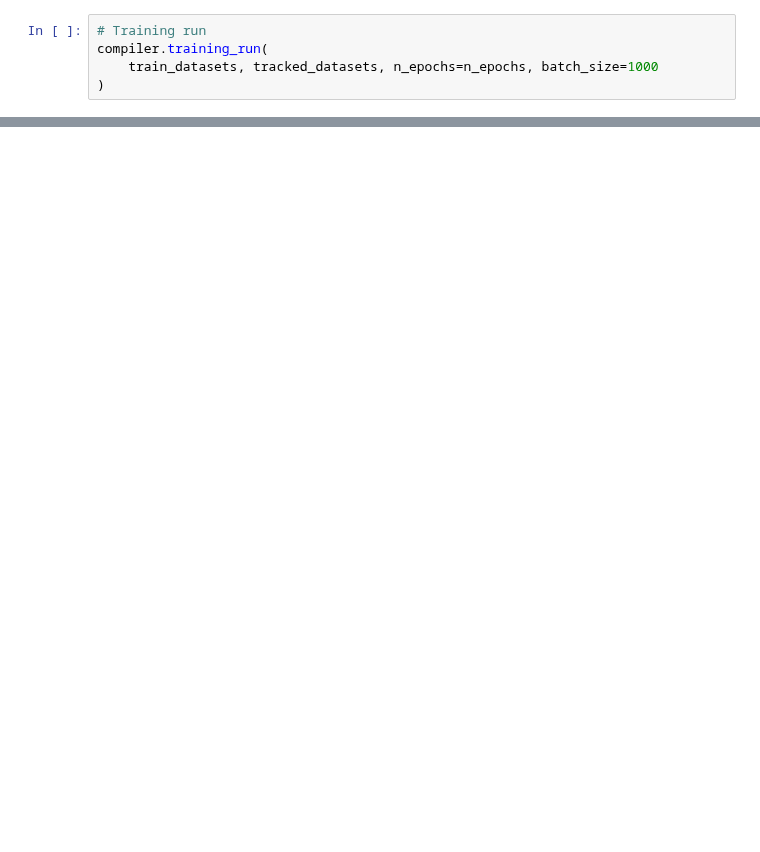
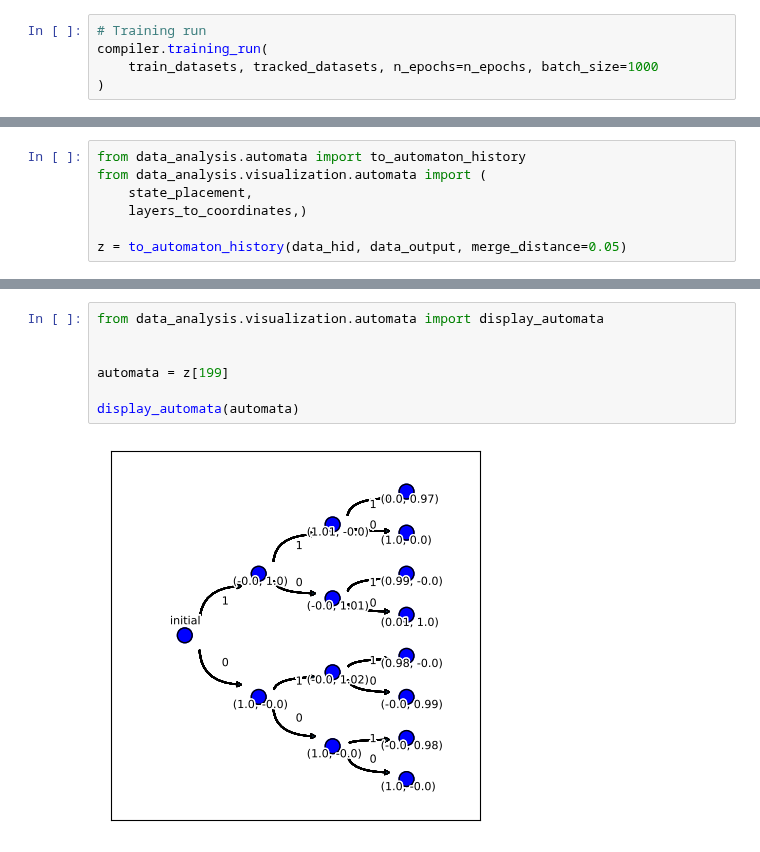
Before and after one commit to loekvanrossem/rnn_structure, a Jupyter notebook: main.ipynb, the cells around one changed output, grey strips where cells are left out. Cells and saved outputs as stored; diff of their text form; blank space fills up the shorter version.

```diff
--- a/main.ipynb
+++ b/main.ipynb
@@ -156,0 +122,7 @@ interactive(children=(IntSlider(value=0, description='Epoch:', layout=Layout(wid
+# %%
+from data_analysis.automata import to_automaton_history
+from data_analysis.visualization.automata import (
+    state_placement,
+    layers_to_coordinates,)
+
+z = to_automaton_history(data_hid, data_output, merge_distance=0.05)
@@ -157,3 +196,12 @@ interactive(children=(IntSlider(value=0, description='Epoch:', layout=Layout(wid
+# %%
+from data_analysis.visualization.automata import display_automata
+
+
+automata = z[199]
+
+display_automata(automata)
+# %% [output]
+[figure, added]
 # %%
 ## Plot training and validation loss during training
 loss = compiler.trackers["loss"].get_trace()
```
Also changed, not shown: parts of 13 cells of this notebook, 6 other files.
